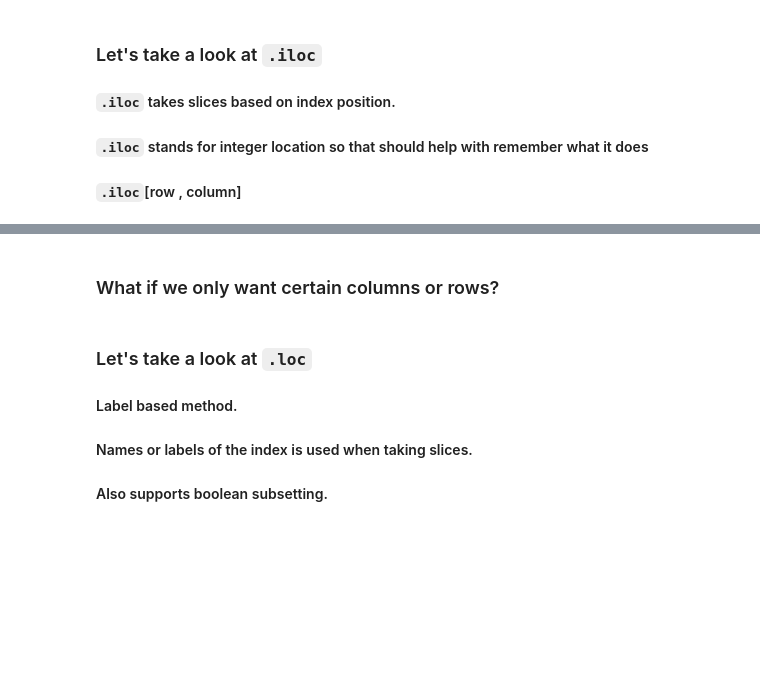
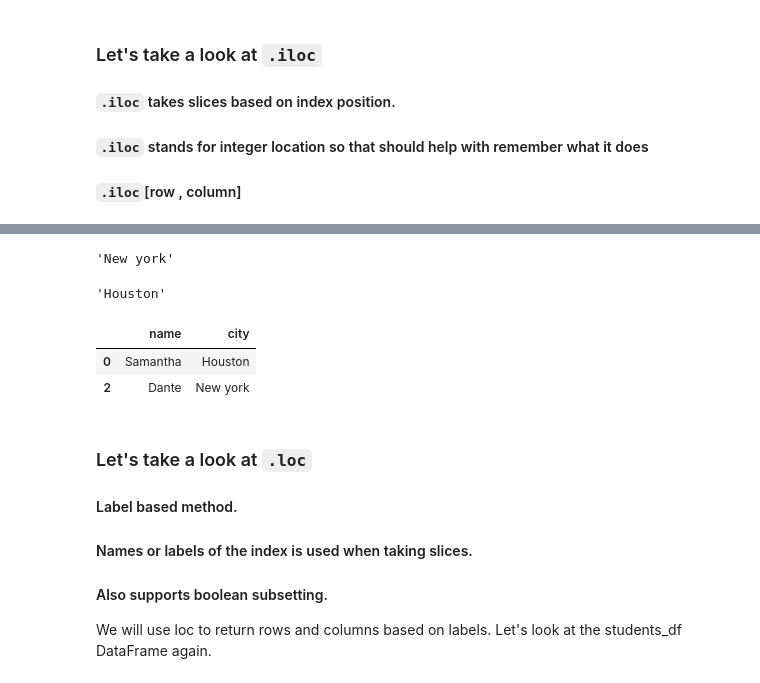
Before and after one commit to learn-co-students/Loading_Data_in_Pandas, a Jupyter notebook: libraries_numpy_pandas-SOLUTION.ipynb, the cells around one changed output, grey strips where cells are left out. Saved outputs shown, nothing was run; the diff lists cells and outputs as text; code cells hidden in the pictures; blank space fills up the shorter version.

```diff
--- a/libraries_numpy_pandas-SOLUTION.ipynb
+++ b/libraries_numpy_pandas-SOLUTION.ipynb
@@ -894,2 +747,0 @@ students_df.iloc[0:1, 0:2]
-# %% [markdown]
-### What if we only want certain columns or rows?
@@ -896,3 +750,20 @@ students_df.iloc[0:1, 0:2]
+# %%
+#SOLUTION
+# return the last item in the last row using iloc
+students_df.iloc[-1, -1]
+# %% [output]
+'New york'
+# %%
+#SOLUTION
+# return the first item in the last column using iloc
+students_df.iloc[0, -1]
+# %% [output]
+'Houston'
 # %%
-# Don't do students_df.iloc[0, 2]
-students_df.iloc[[0, 2]]
+#SOLUTION
+# return the first two rows in the first two columns
+students_df.iloc[[0, 2], [0, 2]]
+# %% [output]
+|  | name | city |
+| 0 | Samantha | Houston |
+| 2 | Dante | New york |
@@ -903,3 +772,5 @@ students_df.iloc[[0, 2], [0, 2]]
 #### Label based method.
 #### Names or labels of the index is used when taking slices.
 #### Also supports boolean subsetting.
+
+We will use loc to return rows and columns based on labels. Let's look at the students_df DataFrame again.
```
Also changed, not shown: parts of 107 cells of this notebook, 1 other file.
